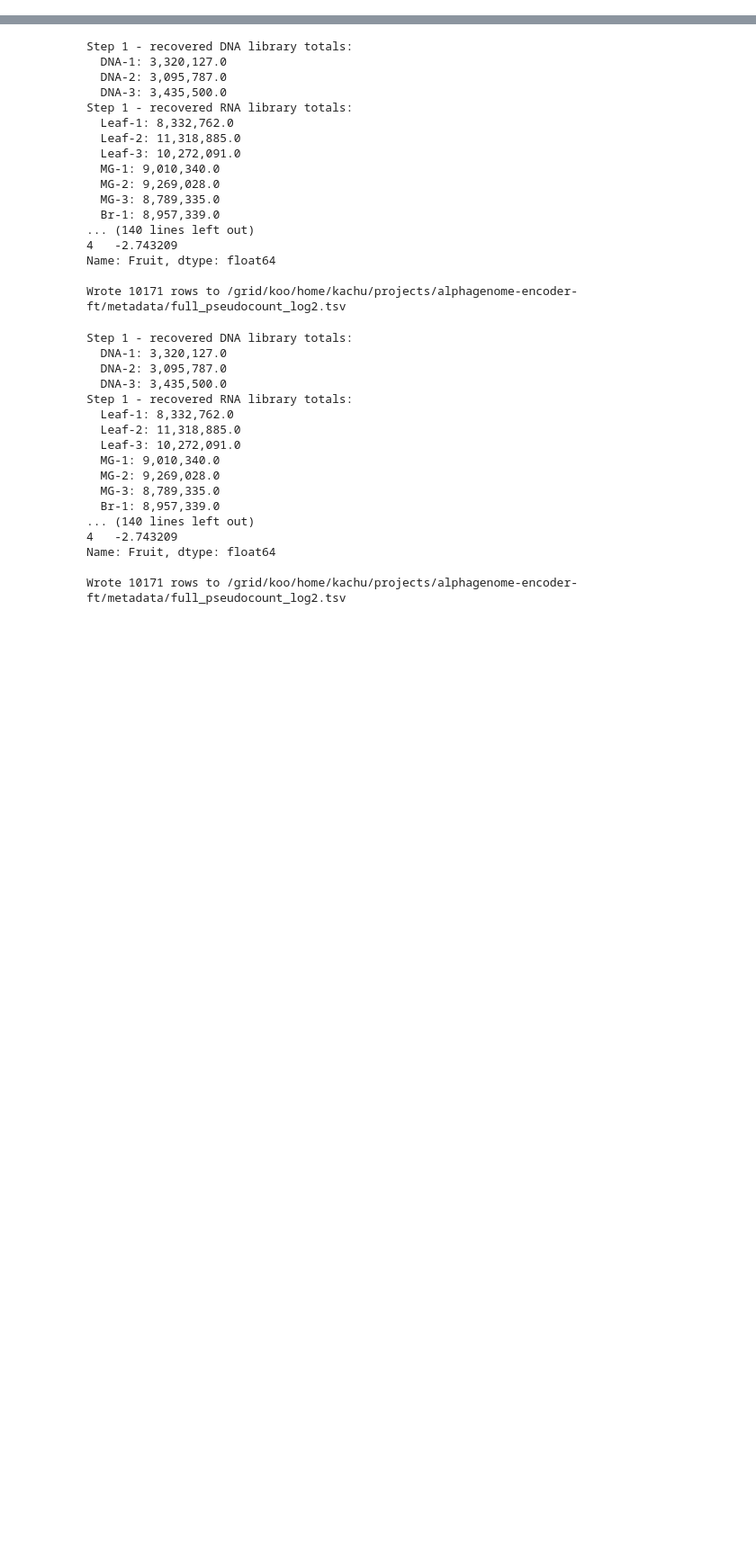
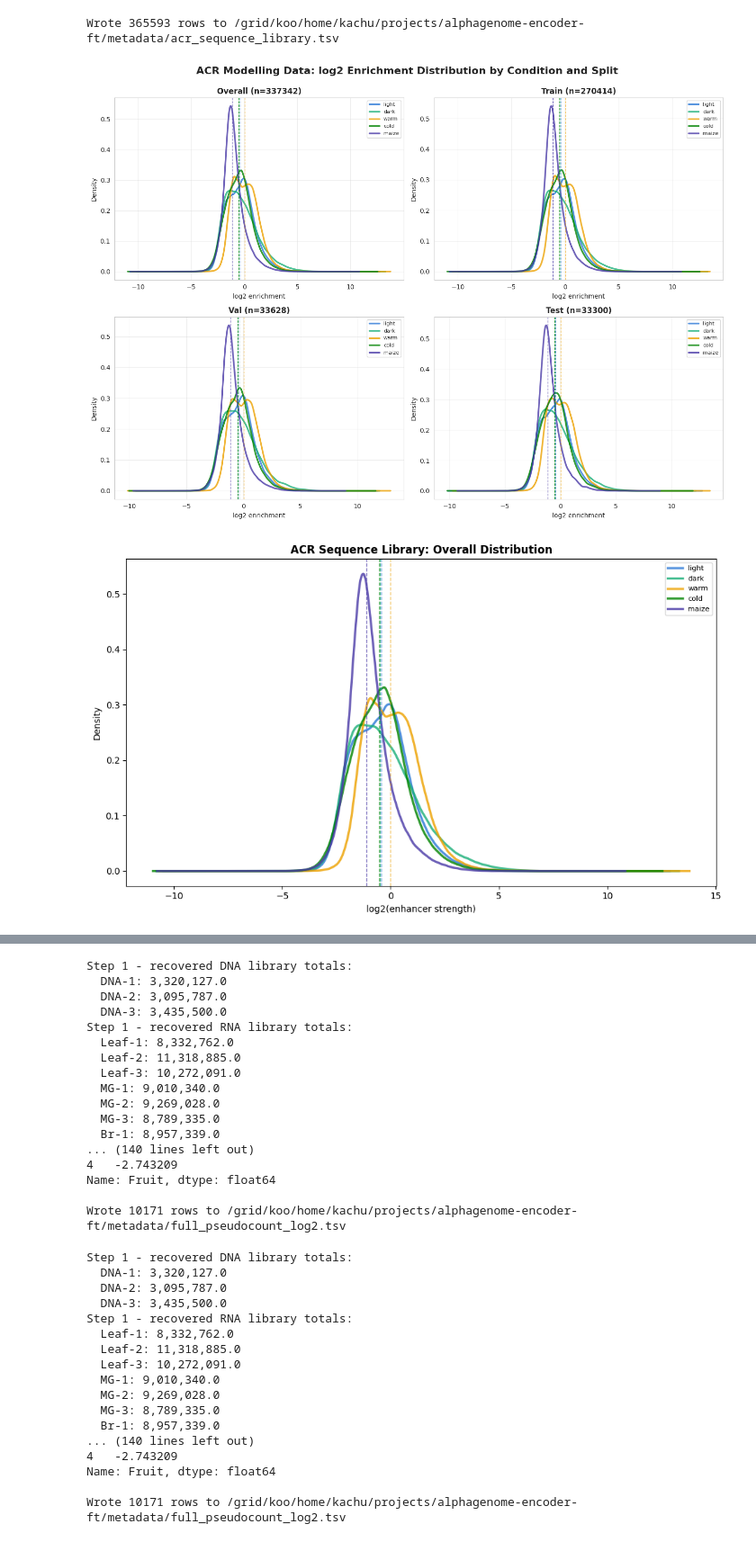
Before and after one commit to katelynsyc/alphagenome-encoder-ft, a Jupyter notebook: test.ipynb, the cells around one changed output, grey strips where cells are left out. Shown at 90% size. Drawn from its saved outputs; the diff is of its cells as text; code cells hidden in the pictures; blank space fills up the shorter version.

```diff
--- a/test.ipynb
+++ b/test.ipynb
@@ -0,0 +1,26 @@
+# %%
+import sys
+sys.path.insert(0, "scripts/0_preprocess")
+
+from data_prep import acr_excel_to_tsv
+metadata_path = "/grid/koo/home/kachu/projects/alphagenome-encoder-ft/metadata"
+excel_file = metadata_path + "/media-3.xlsx"
+output_file = metadata_path + "/acr_sequence_library.tsv"
+
+data = acr_excel_to_tsv(excel_file, output_file)
+# %% [output]
+Wrote 365593 rows to /grid/koo/home/kachu/projects/alphagenome-encoder-ft/metadata/acr_sequence_library.tsv
+# %%
+from data_prep import plot_acr_overall_distribution, plot_acr_distribution_by_split
+import pandas as pd
+
+
+acr_data = pd.read_csv(metadata_path + "/acr_sequence_library.tsv", sep='\t')
+plot_acr_overall_distribution(acr_data, output_path="results/plots/acr_overall_distribution.png")
+
+# ACR modelling data: overall + train/val/test split distributions (5 conditions each)
+acr_split_data = pd.read_csv(metadata_path + "/modelling_data_tamsACR.tsv", sep='\t')
+plot_acr_distribution_by_split(acr_split_data, output_path="results/plots/acr_distribution_by_split.png")
+# %% [output]
+[figure, added]
+[figure, added]
```
Also changed, not shown: parts of 8 cells of this notebook, 26 other files.
